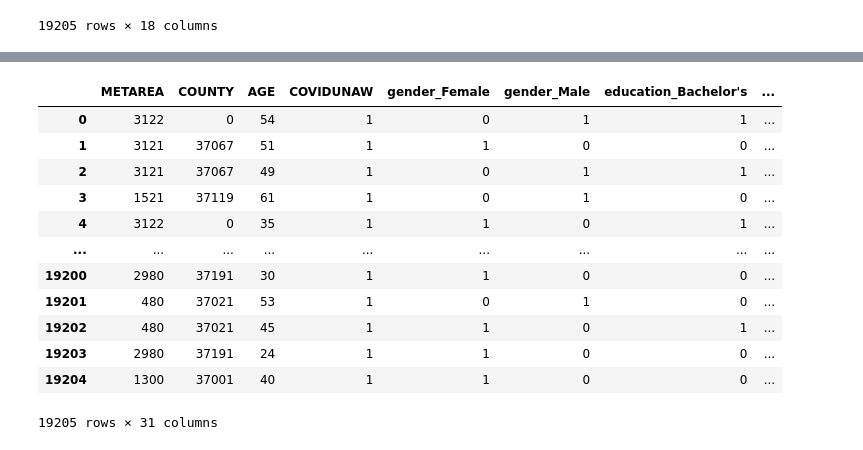
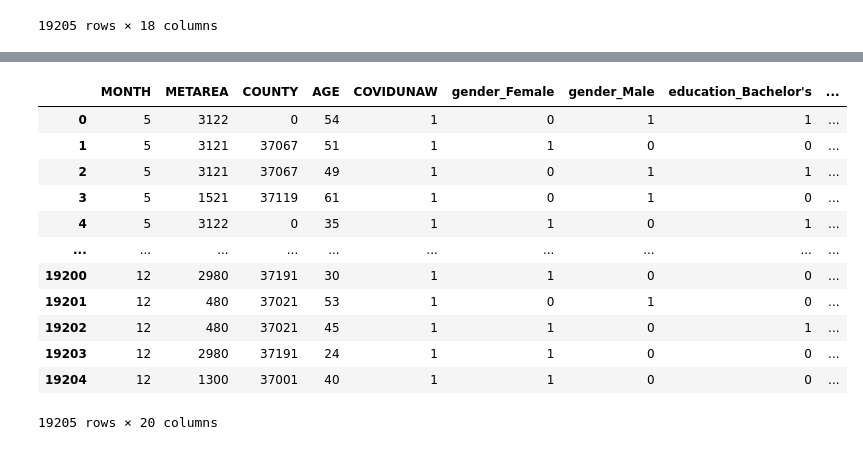
Before and after one commit to timothykeating/Final-Project, a Jupyter notebook: machine_learning.ipynb, the cells around one changed output, grey strips where cells are left out. Drawn from its saved outputs; the diff is of its cells as text; code cells hidden in the pictures.

Commit message:
keep the month as it

```diff
--- a/machine_learning.ipynb
+++ b/machine_learning.ipynb
@@ -75,2 +54,0 @@ Name: DATE, dtype: int64
-# %%
-df['month_name'] = df.DATE.dt.month_name()
@@ -93,5 +75,5 @@ df
 # %%
-df_cleanen = df.drop(['YEAR','MONTH','SEX','RACE','MARST','HISPAN','EDUC','COVIDTELEW','DATE'], axis=1)
+df_cleanen = df.drop(['YEAR','SEX','RACE','MARST','HISPAN','EDUC','COVIDTELEW','DATE'], axis=1)
 # %%
 df_cleanen
 # %% [output]
@@ -110,22 +92,22 @@ df_cleanen
 19205 rows × 10 columns
 # %%
 # Create our features
-X = pd.get_dummies(df_cleanen, columns=["gender","education","race","hispanic","marital_status","month_name"])
+X = pd.get_dummies(df_cleanen, columns=["gender","education","race","hispanic","marital_status"])
 # Create our target
 y = df_cleanen['COVIDUNAW']
 X
 # %% [output]
-|  | METAREA | COUNTY | AGE | COVIDUNAW | gender_Female | gender_Male | education_Bachelor's | ... |
-| 0 | 3122 | 0 | 54 | 1 | 0 | 1 | 1 | ... |
-| 1 | 3121 | 37067 | 51 | 1 | 1 | 0 | 0 | ... |
-| 2 | 3121 | 37067 | 49 | 1 | 0 | 1 | 1 | ... |
-| 3 | 1521 | 37119 | 61 | 1 | 0 | 1 | 0 | ... |
-| 4 | 3122 | 0 | 35 | 1 | 1 | 0 | 1 | ... |
-| ... | ... | ... | ... | ... | ... | ... | ... | ... |
-| 19200 | 2980 | 37191 | 30 | 1 | 1 | 0 | 0 | ... |
-| 19201 | 480 | 37021 | 53 | 1 | 0 | 1 | 0 | ... |
-| 19202 | 480 | 37021 | 45 | 1 | 1 | 0 | 1 | ... |
-| 19203 | 2980 | 37191 | 24 | 1 | 1 | 0 | 0 | ... |
-| 19204 | 1300 | 37001 | 40 | 1 | 1 | 0 | 0 | ... |
+|  | MONTH | METAREA | COUNTY | AGE | COVIDUNAW | gender_Female | gender_Male | education_Bachelor's | ... |
+| 0 | 5 | 3122 | 0 | 54 | 1 | 0 | 1 | 1 | ... |
+| 1 | 5 | 3121 | 37067 | 51 | 1 | 1 | 0 | 0 | ... |
+| 2 | 5 | 3121 | 37067 | 49 | 1 | 0 | 1 | 1 | ... |
+| 3 | 5 | 1521 | 37119 | 61 | 1 | 0 | 1 | 0 | ... |
+| 4 | 5 | 3122 | 0 | 35 | 1 | 1 | 0 | 1 | ... |
+| ... | ... | ... | ... | ... | ... | ... | ... | ... | ... |
+| 19200 | 12 | 2980 | 37191 | 30 | 1 | 1 | 0 | 0 | ... |
+| 19201 | 12 | 480 | 37021 | 53 | 1 | 0 | 1 | 0 | ... |
+| 19202 | 12 | 480 | 37021 | 45 | 1 | 1 | 0 | 1 | ... |
+| 19203 | 12 | 2980 | 37191 | 24 | 1 | 1 | 0 | 0 | ... |
+| 19204 | 12 | 1300 | 37001 | 40 | 1 | 1 | 0 | 0 | ... |
-19205 rows × 31 columns
+19205 rows × 20 columns
 # %%
```
Also changed, not shown: parts of 7 cells of this notebook.
